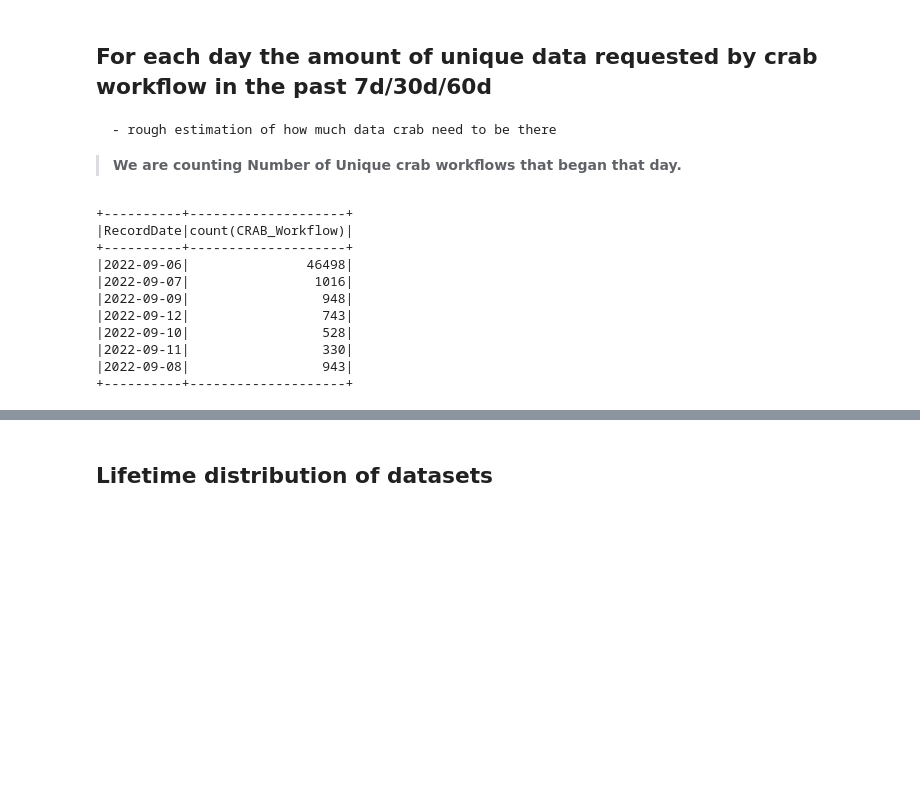
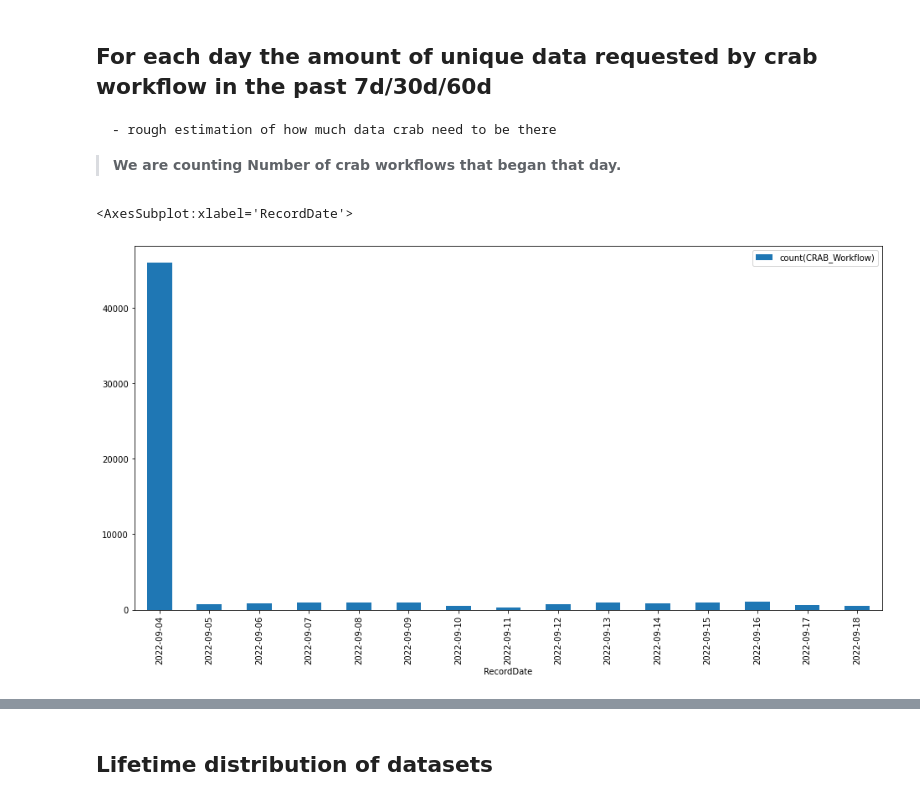
Before and after one commit to dynamic-entropy/CRABAnalysis, a Jupyter notebook: crab_historical.ipynb, the cells around one changed output, grey strips where cells are left out. Cells and saved outputs as stored; diff of their text form; code cells hidden in the pictures; blank space fills up the shorter version.

Commit message:
Refined plots

```diff
--- a/crab_historical.ipynb
+++ b/crab_historical.ipynb
@@ -163,11 +168,4 @@ def get_dataset_request_frequency(days_range, end_date=date.today()):
 # %% [markdown]
 ## For each day the amount of unique data requested by crab workflow in the past 7d/30d/60d
     - rough estimation of how much data crab need to be there
-> **We are counting Number of Unique crab workflows that began that day.**
+> **We are counting Number of crab workflows that began that day.**
-# %%
-#Sum of size of datasets requested every day
-## Convert timestamp to dates, group by and count on dates
-
-raw_df = get_raw_df(7)
-#We rank occurence of a Workflow and select the first occurence - essentially the one with lowest RecordTime
-windowPartitionWorkflow = Window.partitionBy("CRAB_Workflow").orderBy("RecordTime")
@@ -190,14 +172,40 @@ df = raw_df\
+# %%
+def get_distinct_crab_workflow(n_days, pivot_on_datatier = False, datatiers = ["MINIAOD","MINIAODSIM","AOD","AODSIM"]):
+    #Sum of size of datasets requested every day
+    ## Convert timestamp to dates, group by and count on dates
+
+    raw_df = get_raw_df(n_days)
+    #We rank occurence of a Workflow and select the first occurence - essentially the one with lowest RecordTime
+    windowPartitionWorkflow = Window.partitionBy("CRAB_Workflow").orderBy("RecordTime")
+
+    #We filter the first occurence of a crab_workflow
+    #Convert unix time stamp to date
+    #count distinct crab workflow that executed on a day
+
+    df_distinct_crab_workflow = raw_df\
+            .filter(col("CMS_SubmissionTool")=='CRAB')\
+            .filter(col("DESIRED_CMSDataset")!='null')\
+            .select(['DESIRED_CMSDataset', 'CRAB_Workflow', 'RecordTime', 'CMSPrimaryDataTier'])\
+            .withColumn("TimeRank", func.row_number().over(windowPartitionWorkflow))\
+            .filter(col("TimeRank")==1)\
+            .withColumn("RecordDate", func.to_date(func.from_unixtime(col("RecordTime")/1000)))
+
+
+    if pivot_on_datatier:
+        df = df_distinct_crab_workflow\
+                .select(['DESIRED_CMSDataset', 'CRAB_Workflow', 'RecordDate', 'CMSPrimaryDataTier'])\
+                .groupby('RecordDate').pivot("CMSPrimaryDataTier", datatiers).agg(countDistinct('CRAB_Workflow'))
+    else:
+        df = df_distinct_crab_workflow\
+                .select(['DESIRED_CMSDataset', 'CRAB_Workflow', 'RecordDate'])\
+                .groupby('RecordDate').agg(countDistinct('CRAB_Workflow'))
+
+    return df
 # %%
-df.show()
+#Number of days
+n_days = 15
+pd_distinct_crab_workflow = get_distinct_crab_workflow(n_days).toPandas()
+pd_distinct_crab_workflow.sort_values('RecordDate').set_index('RecordDate').plot.bar(figsize=(16, 8))
 # %% [output]
-+----------+--------------------+
-|RecordDate|count(CRAB_Workflow)|
-+----------+--------------------+
-|2022-09-06|               46498|
-|2022-09-07|                1016|
-|2022-09-09|                 948|
-|2022-09-12|                 743|
-|2022-09-10|                 528|
-|2022-09-11|                 330|
-|2022-09-08|                 943|
-+----------+--------------------+
+<AxesSubplot:xlabel='RecordDate'>
+[figure, added]
```
Also changed, not shown: parts of 82 cells of this notebook.
